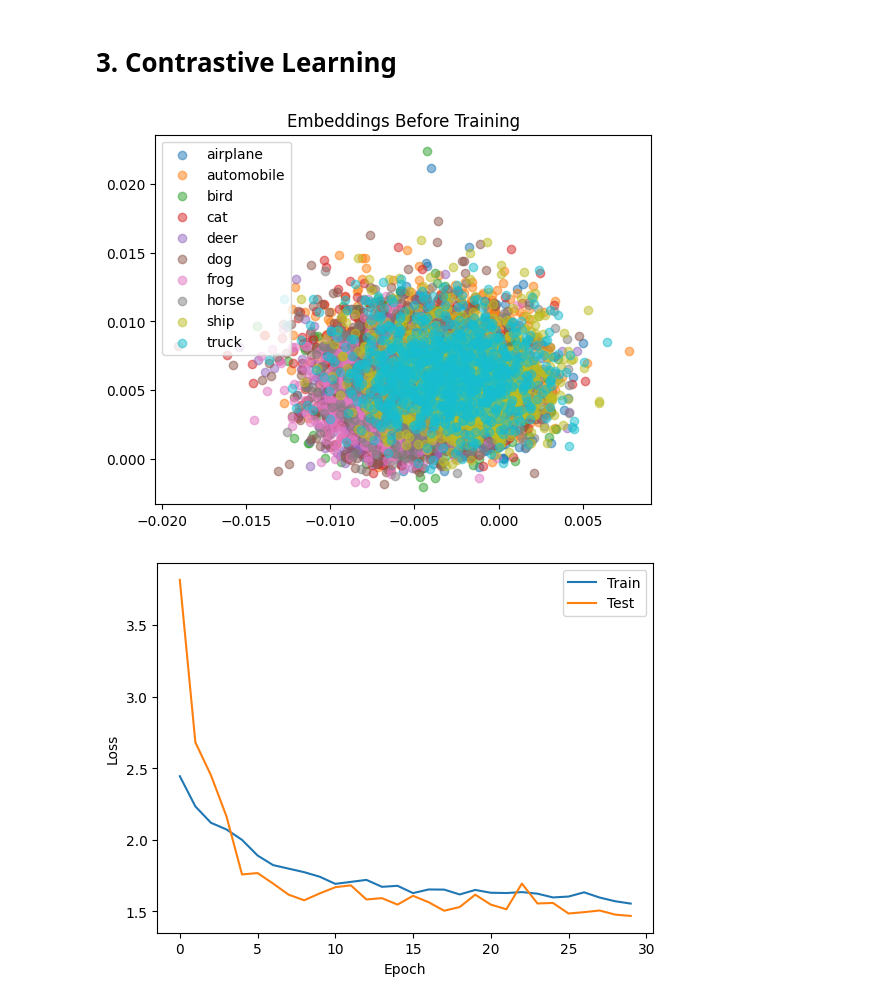
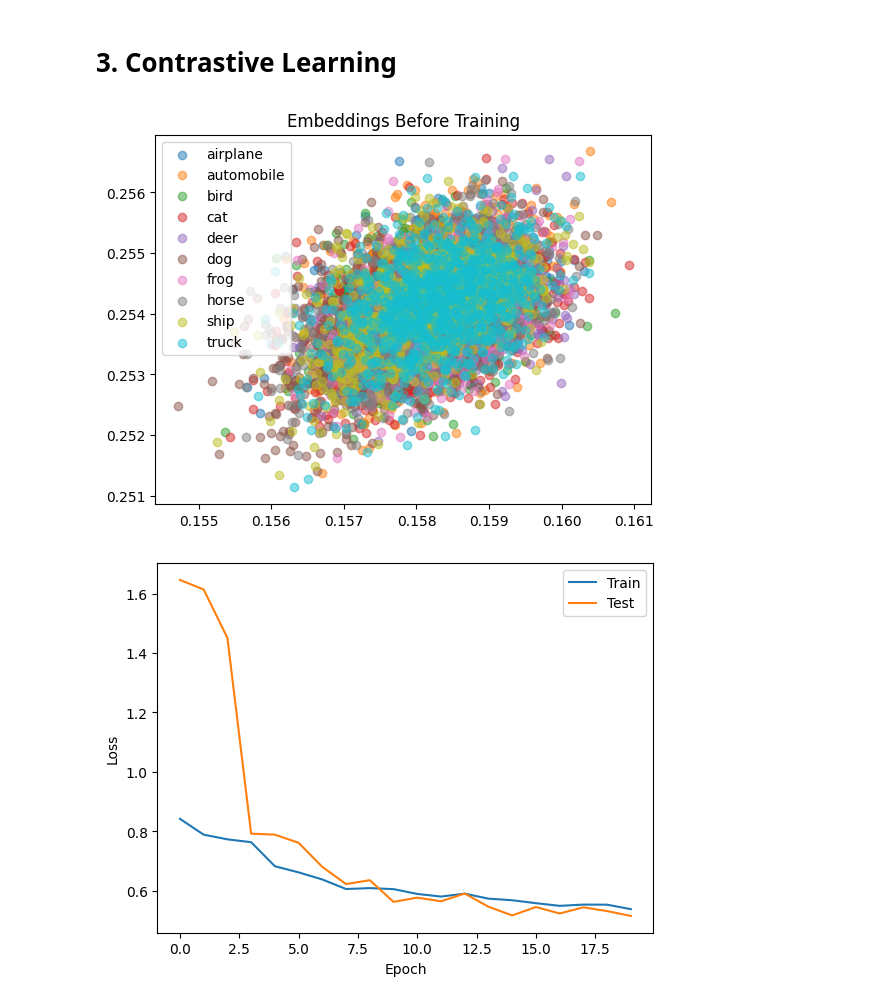
Before and after one commit to yashc73080/CS462-Deep-Learning, a Jupyter notebook: HW2/features_unsupervised_and_transfer_learning.ipynb, the cells around one changed output. Drawn from its saved outputs; the diff is of its cells as text; code cells hidden in the pictures.

```diff
--- a/HW2/features_unsupervised_and_transfer_learning.ipynb
+++ b/HW2/features_unsupervised_and_transfer_learning.ipynb
@@ -861,18 +861,17 @@ def plot_embeddings(embeddings, labels, title=""):
   plt.show()
 # %%
 # Embedding network to compress each image into 2D
-# EmbeddingNetwork = CIFARConvNet(input_size=(3,32,32), conv_channels=[32, 64, 128], hidden_layers=[256], num_classes=2, kernel_size=3, dropout=0.25, device=device)
-EmbeddingNetwork = CIFARConvNet(input_size=(3,32,32), conv_channels=[32, 64], hidden_layers=[128, ], num_classes=2, kernel_size=3, dropout=0.25, device=device)
+EmbeddingNetwork = CIFARConvNet(input_size=(3,32,32), conv_channels=[32, 20], hidden_layers=[1000, 500, 100, 10], num_classes=2, kernel_size=3, dropout=0.1, device=device)
 # %%
 initial_embeddings, initial_labels = get_embeddings(EmbeddingNetwork, cifar_test_loader, device=device)
 plot_embeddings(initial_embeddings, initial_labels, "Embeddings Before Training")
 # %% [output]
-[figure, old version]
+[figure, new version]
 # %%
 # Train embedding network
-EmbeddingNetwork, train_losses_emb, test_losses_emb = train_test_contrastive(EmbeddingNetwork, cifar_train_loader, cifar_test_loader, epochs=30, lr=0.001, margin=6.0, plot=True, device=device)
+EmbeddingNetwork, train_losses_emb, test_losses_emb = train_test_contrastive(EmbeddingNetwork, cifar_train_loader, cifar_test_loader, epochs=20, lr=0.001, margin=2.0, plot=True, device=device)
 
 print(f'Final Train Loss: {train_losses_emb[-1]}')
 print(f'Final Test Loss: {test_losses_emb[-1]}')
 # %% [output]
-[figure, old version]
+[figure, new version]
```
Also changed, not shown: parts of 2 cells of this notebook.
